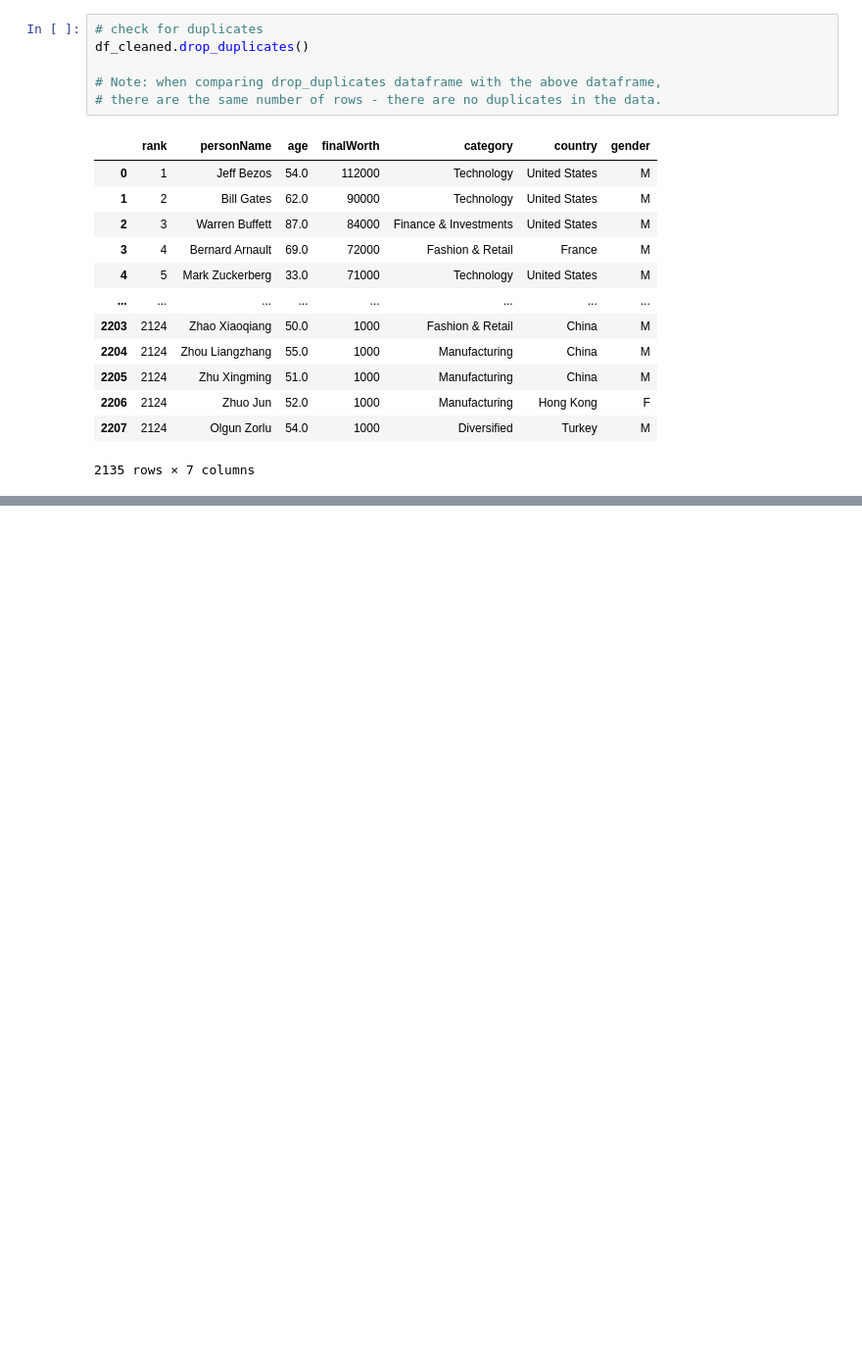
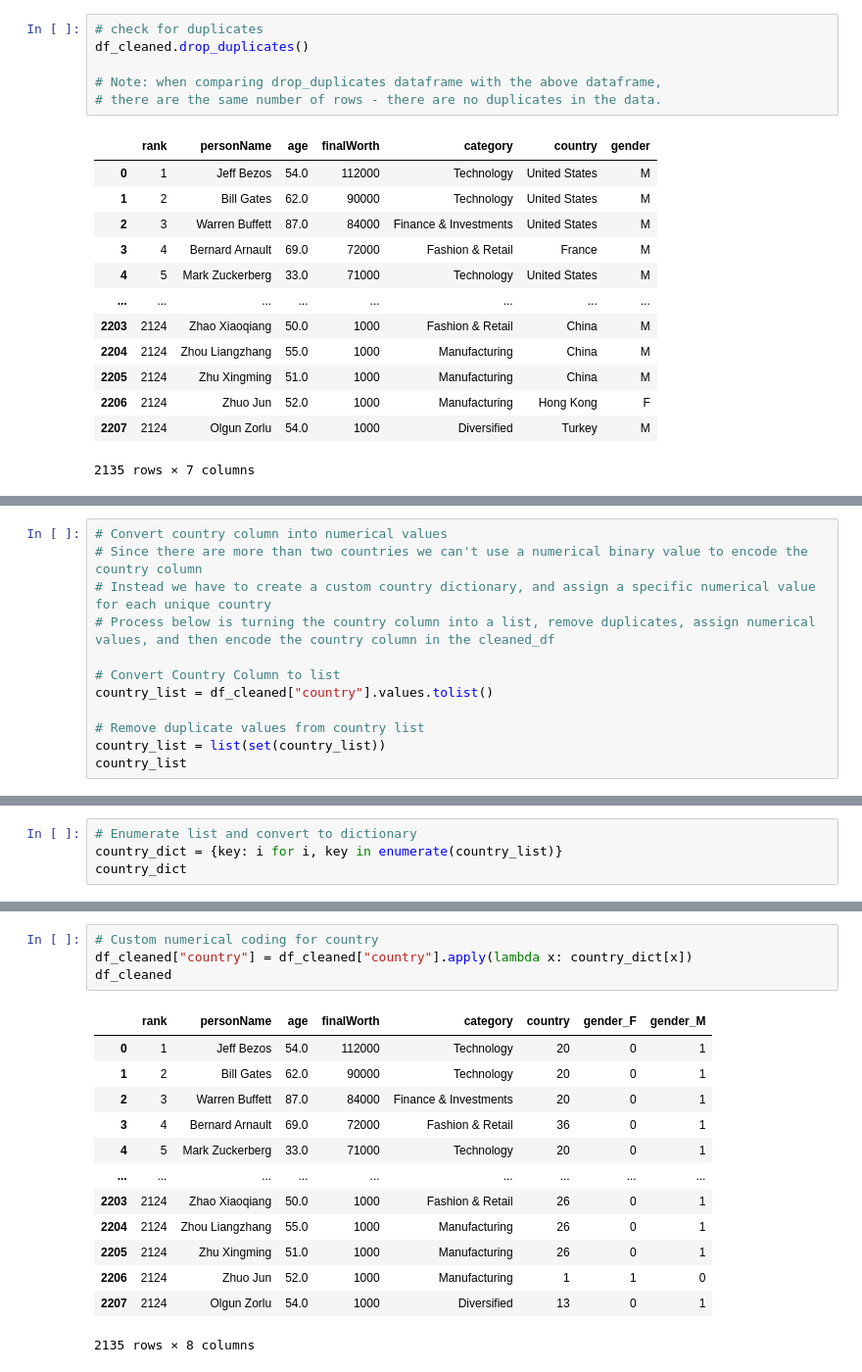
Before and after one commit to SEngel23/Billionaire_Analysis, a Jupyter notebook: cleaning_data_2018.ipynb, the cells around one changed output, grey strips where cells are left out. Shown: that part at 98% size. Drawn from its saved outputs; the diff is of its cells as text; blank space fills up the shorter version.

```diff
--- a/cleaning_data_2018.ipynb
+++ b/cleaning_data_2018.ipynb
@@ -167,0 +187,12 @@ df_cleaned.drop_duplicates()
+# %%
+# Convert country column into numerical values
+# Since there are more than two countries we can't use a numerical binary value to encode the country column
+# Instead we have to create a custom country dictionary, and assign a specific numerical value for each unique country
+# Process below is turning the country column into a list, remove duplicates, assign numerical values, and then encode the country column in the cleaned_df
+
+# Convert Country Column to list
+country_list = df_cleaned["country"].values.tolist()
+
+# Remove duplicate values from country list
+country_list = list(set(country_list))
+country_list
@@ -167,0 +217,4 @@ df_cleaned.drop_duplicates()
+# %%
+# Enumerate list and convert to dictionary
+country_dict = {key: i for i, key in enumerate(country_list)}
+country_dict
@@ -167,0 +239,18 @@ df_cleaned.drop_duplicates()
+# %%
+# Custom numerical coding for country
+df_cleaned["country"] = df_cleaned["country"].apply(lambda x: country_dict[x])
+df_cleaned
+# %% [output]
+|  | rank | personName | age | finalWorth | category | country | gender_F | gender_M |
+| 0 | 1 | Jeff Bezos | 54.0 | 112000 | Technology | 20 | 0 | 1 |
+| 1 | 2 | Bill Gates | 62.0 | 90000 | Technology | 20 | 0 | 1 |
+| 2 | 3 | Warren Buffett | 87.0 | 84000 | Finance & Investments | 20 | 0 | 1 |
+| 3 | 4 | Bernard Arnault | 69.0 | 72000 | Fashion & Retail | 36 | 0 | 1 |
+| 4 | 5 | Mark Zuckerberg | 33.0 | 71000 | Technology | 20 | 0 | 1 |
+| ... | ... | ... | ... | ... | ... | ... | ... | ... |
+| 2203 | 2124 | Zhao Xiaoqiang | 50.0 | 1000 | Fashion & Retail | 26 | 0 | 1 |
+| 2204 | 2124 | Zhou Liangzhang | 55.0 | 1000 | Manufacturing | 26 | 0 | 1 |
+| 2205 | 2124 | Zhu Xingming | 51.0 | 1000 | Manufacturing | 26 | 0 | 1 |
+| 2206 | 2124 | Zhuo Jun | 52.0 | 1000 | Manufacturing | 1 | 1 | 0 |
+| 2207 | 2124 | Olgun Zorlu | 54.0 | 1000 | Diversified | 13 | 0 | 1 |
+2135 rows × 8 columns
```
Also changed, not shown: parts of 8 cells of this notebook, 1 other file.
